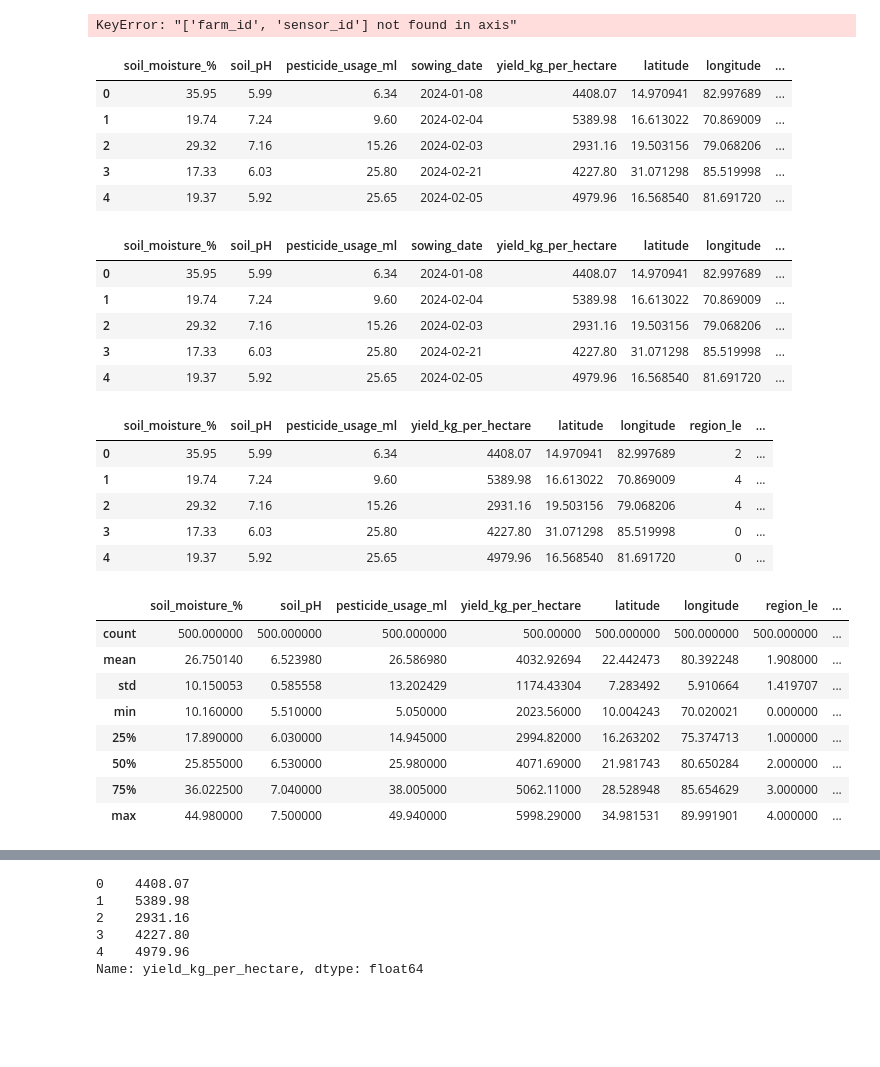
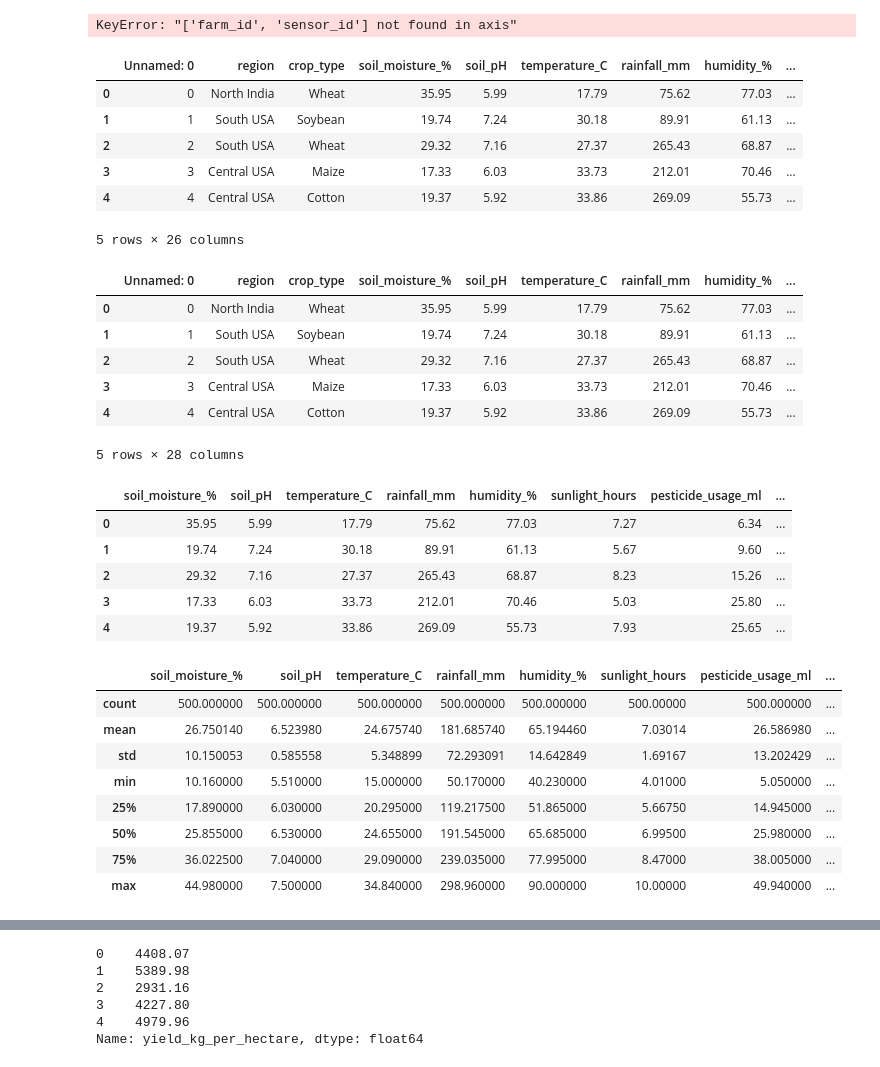
Before and after one commit to F1zhen/Yield_predictionML, a Jupyter notebook: src/data_preprocessing.ipynb, the cells around one changed output, grey strips where cells are left out. Cells and saved outputs as stored; diff of their text form; code cells hidden in the pictures; blank space fills up the shorter version.

```diff
--- a/src/data_preprocessing.ipynb
+++ b/src/data_preprocessing.ipynb
@@ -75,46 +75,48 @@ df.to_csv("../data/preprocessed/Smart_Farming_Crop_Yield_2024.csv")
 new_df.head()
 new_df.to_csv("../data/preprocessed/Smart_Farming_Crop_Yield_2024.csv")
 # %%
-new_df.head() #i deleted all future features, to avoid the problems during the train
+df.head() #i deleted all future features, to avoid the problems during the train
 # %% [output]
-|  | soil_moisture_% | soil_pH | pesticide_usage_ml | sowing_date | yield_kg_per_hectare | latitude | longitude | ... |
-| 0 | 35.95 | 5.99 | 6.34 | 2024-01-08 | 4408.07 | 14.970941 | 82.997689 | ... |
-| 1 | 19.74 | 7.24 | 9.60 | 2024-02-04 | 5389.98 | 16.613022 | 70.869009 | ... |
-| 2 | 29.32 | 7.16 | 15.26 | 2024-02-03 | 2931.16 | 19.503156 | 79.068206 | ... |
-| 3 | 17.33 | 6.03 | 25.80 | 2024-02-21 | 4227.80 | 31.071298 | 85.519998 | ... |
-| 4 | 19.37 | 5.92 | 25.65 | 2024-02-05 | 4979.96 | 16.568540 | 81.691720 | ... |
+|  | Unnamed: 0 | region | crop_type | soil_moisture_% | soil_pH | temperature_C | rainfall_mm | humidity_% | ... |
+| 0 | 0 | North India | Wheat | 35.95 | 5.99 | 17.79 | 75.62 | 77.03 | ... |
+| 1 | 1 | South USA | Soybean | 19.74 | 7.24 | 30.18 | 89.91 | 61.13 | ... |
+| 2 | 2 | South USA | Wheat | 29.32 | 7.16 | 27.37 | 265.43 | 68.87 | ... |
+| 3 | 3 | Central USA | Maize | 17.33 | 6.03 | 33.73 | 212.01 | 70.46 | ... |
+| 4 | 4 | Central USA | Cotton | 19.37 | 5.92 | 33.86 | 269.09 | 55.73 | ... |
+5 rows × 26 columns
 # %%
-new_df["sowing_month"] = pd.to_datetime(df["sowing_date"]).dt.month
-new_df["sowing_season"] = pd.to_datetime(df["sowing_date"]).dt.month % 12 // 3 + 1
-new_df.head()
+df["sowing_month"] = pd.to_datetime(df["sowing_date"]).dt.month
+df["sowing_season"] = pd.to_datetime(df["sowing_date"]).dt.month % 12 // 3 + 1
+df.head()
 # %% [output]
-|  | soil_moisture_% | soil_pH | pesticide_usage_ml | sowing_date | yield_kg_per_hectare | latitude | longitude | ... |
-| 0 | 35.95 | 5.99 | 6.34 | 2024-01-08 | 4408.07 | 14.970941 | 82.997689 | ... |
-| 1 | 19.74 | 7.24 | 9.60 | 2024-02-04 | 5389.98 | 16.613022 | 70.869009 | ... |
-| 2 | 29.32 | 7.16 | 15.26 | 2024-02-03 | 2931.16 | 19.503156 | 79.068206 | ... |
-| 3 | 17.33 | 6.03 | 25.80 | 2024-02-21 | 4227.80 | 31.071298 | 85.519998 | ... |
-| 4 | 19.37 | 5.92 | 25.65 | 2024-02-05 | 4979.96 | 16.568540 | 81.691720 | ... |
+|  | Unnamed: 0 | region | crop_type | soil_moisture_% | soil_pH | temperature_C | rainfall_mm | humidity_% | ... |
+| 0 | 0 | North India | Wheat | 35.95 | 5.99 | 17.79 | 75.62 | 77.03 | ... |
+| 1 | 1 | South USA | Soybean | 19.74 | 7.24 | 30.18 | 89.91 | 61.13 | ... |
+| 2 | 2 | South USA | Wheat | 29.32 | 7.16 | 27.37 | 265.43 | 68.87 | ... |
+| 3 | 3 | Central USA | Maize | 17.33 | 6.03 | 33.73 | 212.01 | 70.46 | ... |
+| 4 | 4 | Central USA | Cotton | 19.37 | 5.92 | 33.86 | 269.09 | 55.73 | ... |
+5 rows × 28 columns
 # %%
-new_df.drop(columns=["sowing_date"], inplace=True)
-new_df.head()
+df.drop(columns=["Unnamed: 0"], inplace=True)
+df.head()
 # %% [output]
-|  | soil_moisture_% | soil_pH | pesticide_usage_ml | yield_kg_per_hectare | latitude | longitude | region_le | ... |
-| 0 | 35.95 | 5.99 | 6.34 | 4408.07 | 14.970941 | 82.997689 | 2 | ... |
-| 1 | 19.74 | 7.24 | 9.60 | 5389.98 | 16.613022 | 70.869009 | 4 | ... |
-| 2 | 29.32 | 7.16 | 15.26 | 2931.16 | 19.503156 | 79.068206 | 4 | ... |
-| 3 | 17.33 | 6.03 | 25.80 | 4227.80 | 31.071298 | 85.519998 | 0 | ... |
-| 4 | 19.37 | 5.92 | 25.65 | 4979.96 | 16.568540 | 81.691720 | 0 | ... |
+|  | soil_moisture_% | soil_pH | temperature_C | rainfall_mm | humidity_% | sunlight_hours | pesticide_usage_ml | ... |
+| 0 | 35.95 | 5.99 | 17.79 | 75.62 | 77.03 | 7.27 | 6.34 | ... |
+| 1 | 19.74 | 7.24 | 30.18 | 89.91 | 61.13 | 5.67 | 9.60 | ... |
+| 2 | 29.32 | 7.16 | 27.37 | 265.43 | 68.87 | 8.23 | 15.26 | ... |
+| 3 | 17.33 | 6.03 | 33.73 | 212.01 | 70.46 | 5.03 | 25.80 | ... |
+| 4 | 19.37 | 5.92 | 33.86 | 269.09 | 55.73 | 7.93 | 25.65 | ... |
 # %%
-new_df.isnull().sum()
-new_df.describe()
+df.isnull().sum()
+df.describe()
 # %% [output]
-|  | soil_moisture_% | soil_pH | pesticide_usage_ml | yield_kg_per_hectare | latitude | longitude | region_le | ... |
-| count | 500.000000 | 500.000000 | 500.000000 | 500.00000 | 500.000000 | 500.000000 | 500.000000 | ... |
-| mean | 26.750140 | 6.523980 | 26.586980 | 4032.92694 | 22.442473 | 80.392248 | 1.908000 | ... |
-| std | 10.150053 | 0.585558 | 13.202429 | 1174.43304 | 7.283492 | 5.910664 | 1.419707 | ... |
-| min | 10.160000 | 5.510000 | 5.050000 | 2023.56000 | 10.004243 | 70.020021 | 0.000000 | ... |
-| 25% | 17.890000 | 6.030000 | 14.945000 | 2994.82000 | 16.263202 | 75.374713 | 1.000000 | ... |
-| 50% | 25.855000 | 6.530000 | 25.980000 | 4071.69000 | 21.981743 | 80.650284 | 2.000000 | ... |
-| 75% | 36.022500 | 7.040000 | 38.005000 | 5062.11000 | 28.528948 | 85.654629 | 3.000000 | ... |
-| max | 44.980000 | 7.500000 | 49.940000 | 5998.29000 | 34.981531 | 89.991901 | 4.000000 | ... |
+|  | soil_moisture_% | soil_pH | temperature_C | rainfall_mm | humidity_% | sunlight_hours | pesticide_usage_ml | ... |
+| count | 500.000000 | 500.000000 | 500.000000 | 500.000000 | 500.000000 | 500.00000 | 500.000000 | ... |
+| mean | 26.750140 | 6.523980 | 24.675740 | 181.685740 | 65.194460 | 7.03014 | 26.586980 | ... |
+| std | 10.150053 | 0.585558 | 5.348899 | 72.293091 | 14.642849 | 1.69167 | 13.202429 | ... |
+| min | 10.160000 | 5.510000 | 15.000000 | 50.170000 | 40.230000 | 4.01000 | 5.050000 | ... |
+| 25% | 17.890000 | 6.030000 | 20.295000 | 119.217500 | 51.865000 | 5.66750 | 14.945000 | ... |
+| 50% | 25.855000 | 6.530000 | 24.655000 | 191.545000 | 65.685000 | 6.99500 | 25.980000 | ... |
+| 75% | 36.022500 | 7.040000 | 29.090000 | 239.035000 | 77.995000 | 8.47000 | 38.005000 | ... |
+| max | 44.980000 | 7.500000 | 34.840000 | 298.960000 | 90.000000 | 10.00000 | 49.940000 | ... |
 # %%
```
Also changed, not shown: parts of 4 cells of this notebook, 5 other files.
